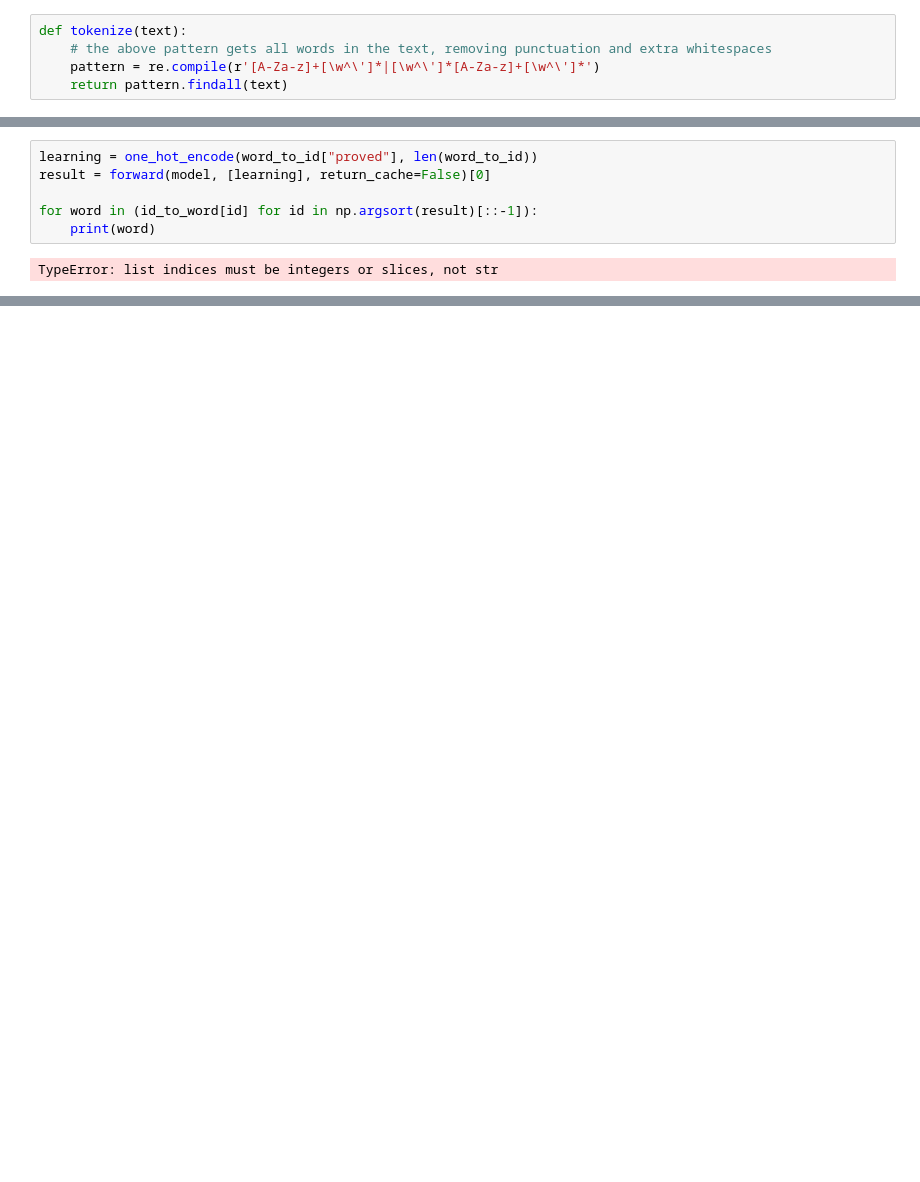
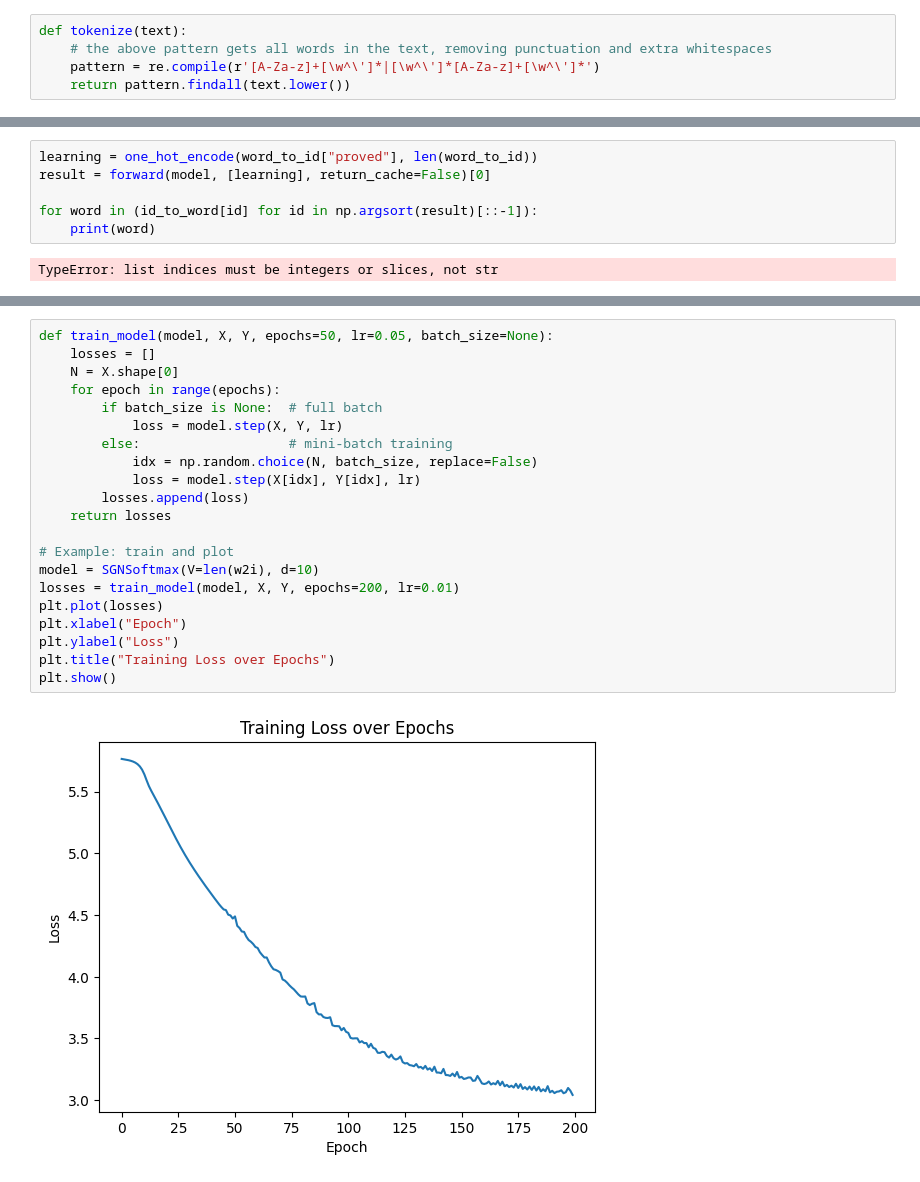
Before and after one commit to vats98754/word2vec-from-scratch, a Jupyter notebook: word2vec.ipynb, the cells around one changed output, grey strips where cells are left out. Cells and saved outputs as stored; diff of their text form; blank space fills up the shorter version.

```diff
--- a/word2vec.ipynb
+++ b/word2vec.ipynb
@@ -25,5 +48,5 @@ text = '''Mathematics is a field of study that discovers and organizes methods,
 def tokenize(text):
     # the above pattern gets all words in the text, removing punctuation and extra whitespaces
     pattern = re.compile(r'[A-Za-z]+[\w^\']*|[\w^\']*[A-Za-z]+[\w^\']*')
-    return pattern.findall(text)
+    return pattern.findall(text.lower())
 # %%
@@ -201,0 +277,23 @@ TypeError: list indices must be integers or slices, not str
+# %%
+def train_model(model, X, Y, epochs=50, lr=0.05, batch_size=None):
+    losses = []
+    N = X.shape[0]
+    for epoch in range(epochs):
+        if batch_size is None:  # full batch
+            loss = model.step(X, Y, lr)
+        else:                   # mini-batch training
+            idx = np.random.choice(N, batch_size, replace=False)
+            loss = model.step(X[idx], Y[idx], lr)
+        losses.append(loss)
+    return losses
+
+# Example: train and plot
+model = SGNSoftmax(V=len(w2i), d=10)
+losses = train_model(model, X, Y, epochs=200, lr=0.01)
+plt.plot(losses)
+plt.xlabel("Epoch")
+plt.ylabel("Loss")
+plt.title("Training Loss over Epochs")
+plt.show()
+# %% [output]
+[figure, added]
```
Also changed, not shown: parts of 26 cells of this notebook.
